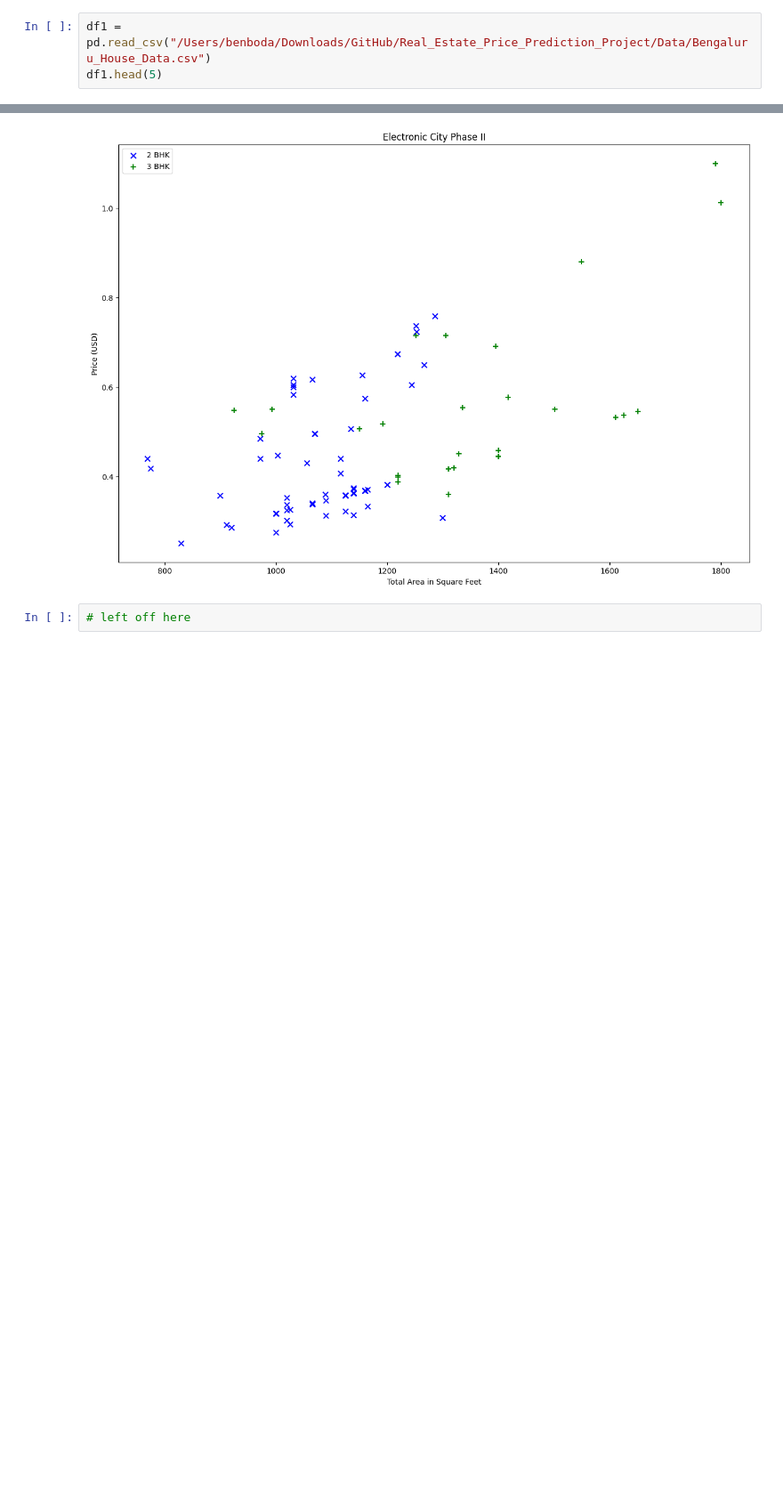
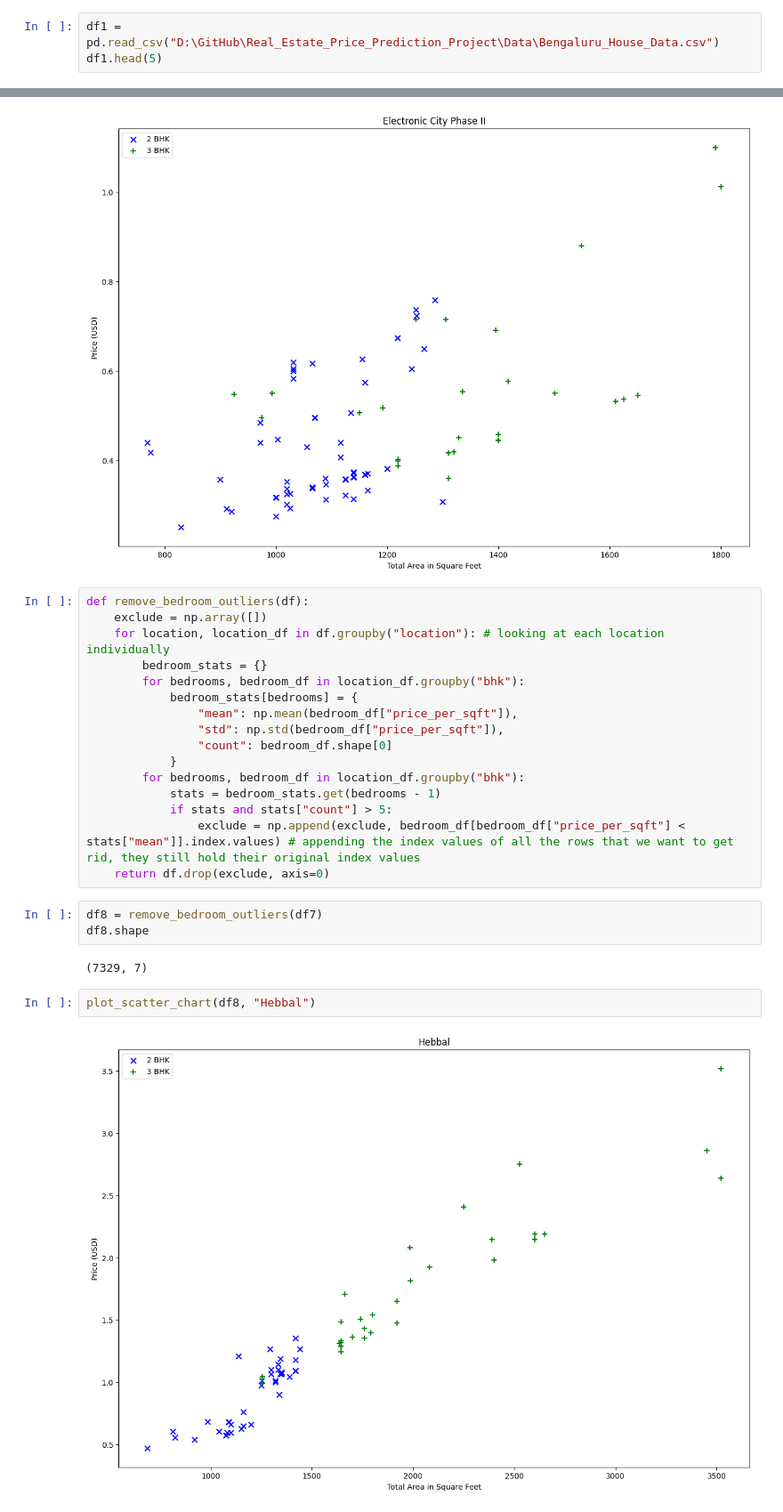
Before and after one commit to benboda/Real_Estate_Price_Prediction_Project, a Jupyter notebook: Model/firstscript.ipynb, the cells around one changed output, grey strips where cells are left out. Shown: that part at 89% size. Saved outputs shown, nothing was run; the diff lists cells and outputs as text; blank space fills up the shorter version.

```diff
--- a/Model/firstscript.ipynb
+++ b/Model/firstscript.ipynb
@@ -6,7 +6,7 @@ import matplotlib.pyplot as plt
 import matplotlib
 matplotlib.rcParams["figure.figsize"] = (20, 10)
 # %%
-df1 = pd.read_csv("/Users/benboda/Downloads/GitHub/Real_Estate_Price_Prediction_Project/Data/Bengaluru_House_Data.csv")
+df1 = pd.read_csv("D:\GitHub\Real_Estate_Price_Prediction_Project\Data\Bengaluru_House_Data.csv")
 df1.head(5)
 # %% [output]
 |  | area_type | availability | location | size | society | total_sqft | bath | balcony | price |
@@ -307,5 +307,28 @@ plot_scatter_chart(df7, "Hebbal")
 plot_scatter_chart(df7, "Electronic City Phase II")
 # %% [output]
 [figure]
-# %%
-# left off here
+# %%
+def remove_bedroom_outliers(df):
+    exclude = np.array([])
+    for location, location_df in df.groupby("location"): # looking at each location individually
+        bedroom_stats = {}
+        for bedrooms, bedroom_df in location_df.groupby("bhk"):
+            bedroom_stats[bedrooms] = {
+                "mean": np.mean(bedroom_df["price_per_sqft"]),
+                "std": np.std(bedroom_df["price_per_sqft"]),
+                "count": bedroom_df.shape[0]
+            }
+        for bedrooms, bedroom_df in location_df.groupby("bhk"):
+            stats = bedroom_stats.get(bedrooms - 1)
+            if stats and stats["count"] > 5:
+                exclude = np.append(exclude, bedroom_df[bedroom_df["price_per_sqft"] < stats["mean"]].index.values) # appending the index values of all the rows that we want to get rid, they still hold their original index values
+    return df.drop(exclude, axis=0)
+# %%
+df8 = remove_bedroom_outliers(df7)
+df8.shape
+# %% [output]
+(7329, 7)
+# %%
+plot_scatter_chart(df8, "Hebbal")
+# %% [output]
+[figure, added]
```
Also changed, not shown: parts of 27 cells of this notebook, 2 other files.
